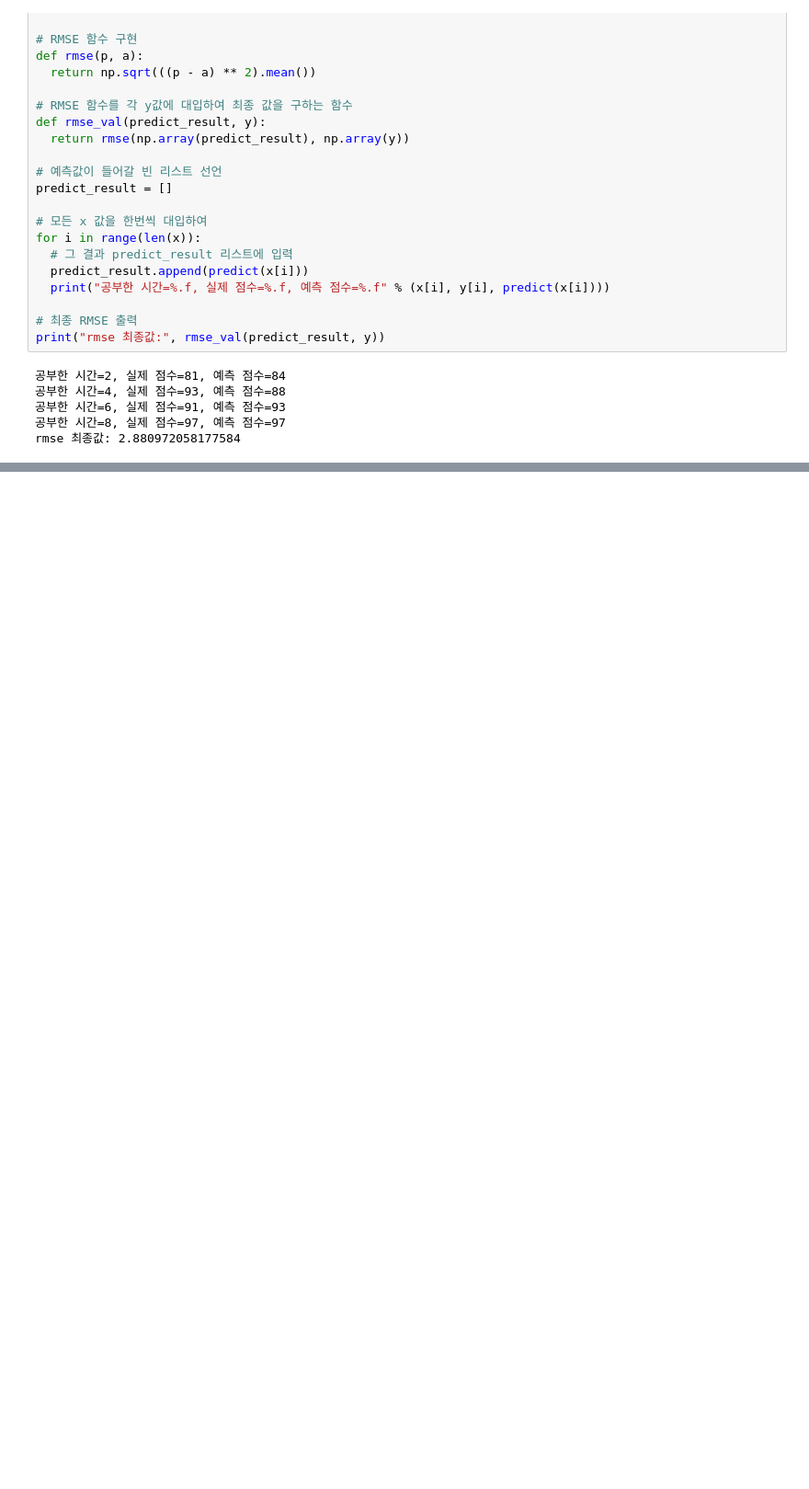
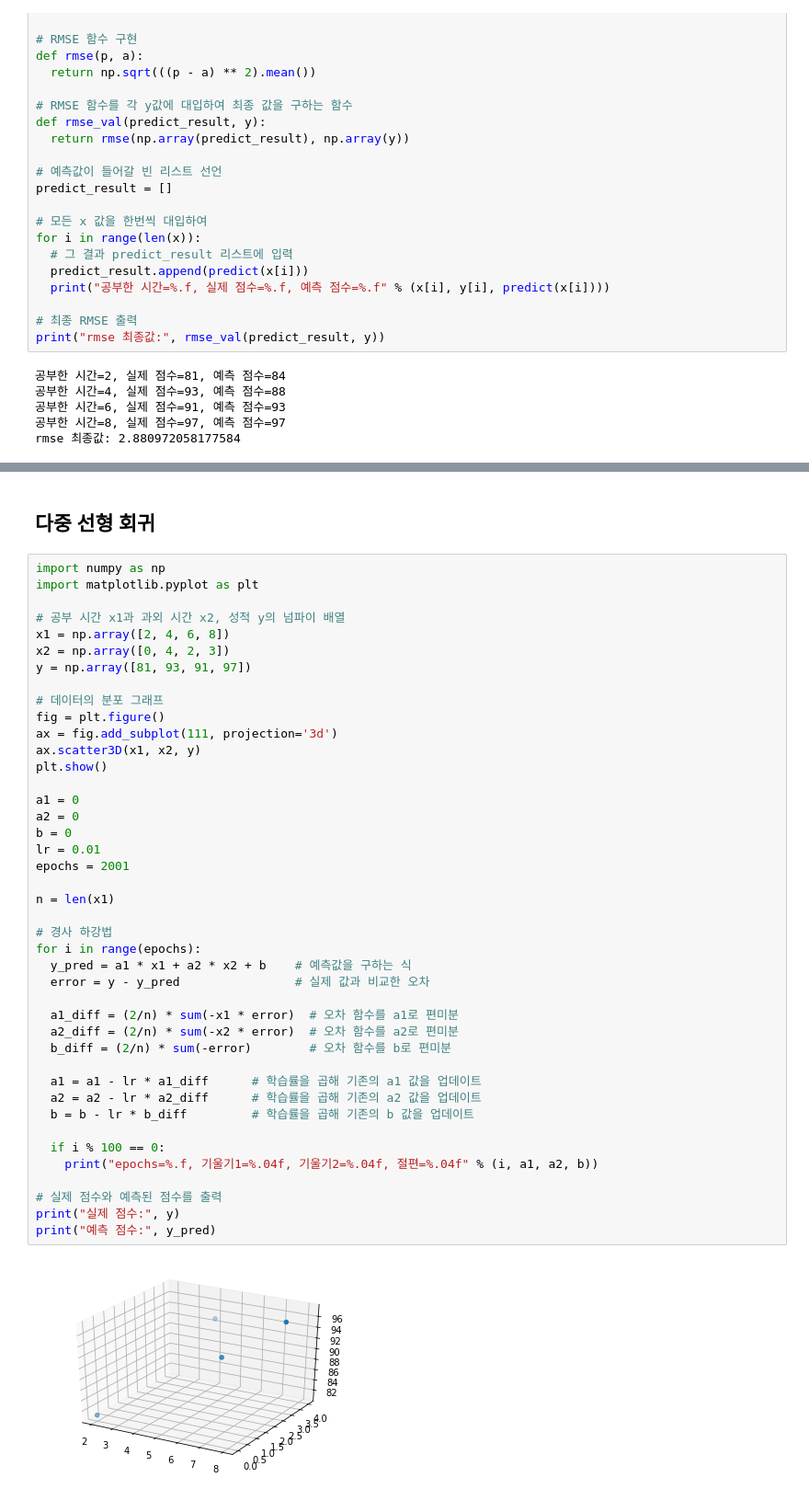
Before and after one commit to codeplanets/ml_basic, a Jupyter notebook: linear_regression.ipynb, the cells around one changed output, grey strips where cells are left out. Shown at 92% size. Saved outputs shown, nothing was run; the diff lists cells and outputs as text; blank space fills up the shorter version.

```diff
--- a/linear_regression.ipynb
+++ b/linear_regression.ipynb
@@ -94,0 +196,46 @@ rmse 최종값: 2.880972058177584
+# %% [markdown]
+## 다중 선형 회귀
+# %%
+import numpy as np
+import matplotlib.pyplot as plt
+
+# 공부 시간 x1과 과외 시간 x2, 성적 y의 넘파이 배열
+x1 = np.array([2, 4, 6, 8])
+x2 = np.array([0, 4, 2, 3])
+y = np.array([81, 93, 91, 97])
+
+# 데이터의 분포 그래프
+fig = plt.figure()
+ax = fig.add_subplot(111, projection='3d')
+ax.scatter3D(x1, x2, y)
+plt.show()
+
+a1 = 0
+a2 = 0
+b = 0
+lr = 0.01
+epochs = 2001
+
+n = len(x1)
+
+# 경사 하강법
+for i in range(epochs):
+  y_pred = a1 * x1 + a2 * x2 + b    # 예측값을 구하는 식
+  error = y - y_pred                # 실제 값과 비교한 오차
+
+  a1_diff = (2/n) * sum(-x1 * error)  # 오차 함수를 a1로 편미분
+  a2_diff = (2/n) * sum(-x2 * error)  # 오차 함수를 a2로 편미분
+  b_diff = (2/n) * sum(-error)        # 오차 함수를 b로 편미분
+
+  a1 = a1 - lr * a1_diff      # 학습률을 곱해 기존의 a1 값을 업데이트
+  a2 = a2 - lr * a2_diff      # 학습률을 곱해 기존의 a2 값을 업데이트
+  b = b - lr * b_diff         # 학습률을 곱해 기존의 b 값을 업데이트
+
+  if i % 100 == 0:
+    print("epochs=%.f, 기울기1=%.04f, 기울기2=%.04f, 절편=%.04f" % (i, a1, a2, b))
+
+# 실제 점수와 예측된 점수를 출력
+print("실제 점수:", y)
+print("예측 점수:", y_pred)
+# %% [output]
+[figure, added]
```
Also changed, not shown: parts of 10 cells of this notebook.
